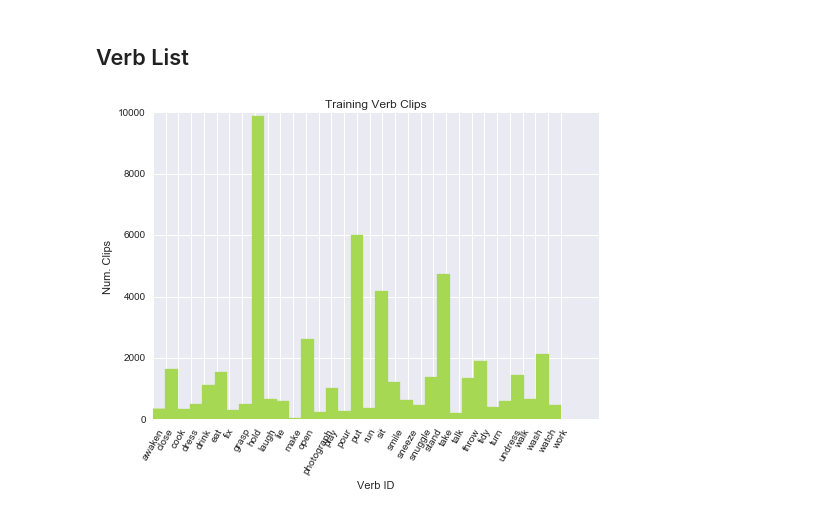
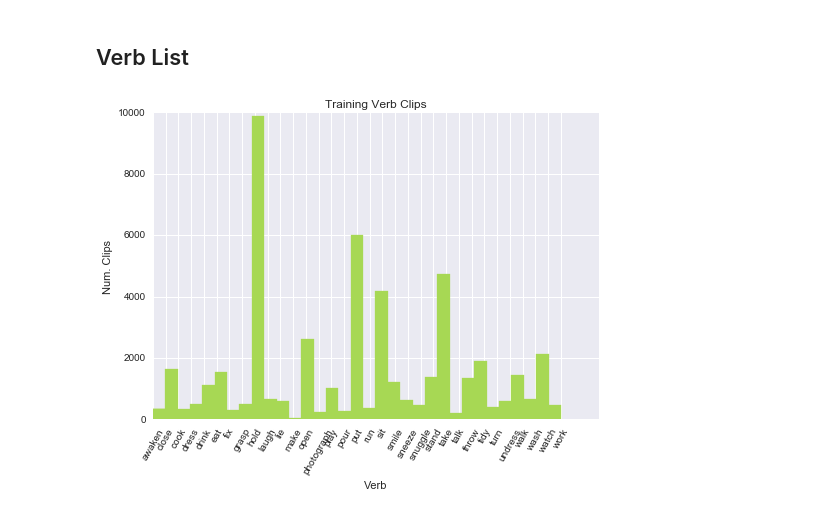
Before and after one commit to salmedina/16824_FinalProject, a Jupyter notebook: notebooks/Charades Analysis.ipynb, the cells around one changed output. Drawn from its saved outputs; the diff is of its cells as text; code cells hidden in the pictures.

```diff
--- a/notebooks/Charades Analysis.ipynb
+++ b/notebooks/Charades Analysis.ipynb
@@ -257,13 +257,13 @@ for verb_id, verb in verb_csv_rdr:
 # %%
 plt.clf()
 plt.hist(train_verbs_labels, color=palette[4], edgecolor=palette[4], bins=33)
-plt.xlabel('Verb ID')
+plt.xlabel('Verb')
 plt.ylabel('Num. Clips')
 plt.title('Training Verb Clips')
 plt.xticks(range(len(verb_list)), verb_list, rotation=60)
 plt.show()
 # %% [output]
-[figure, old version]
+[figure, new version]
 # %%
 plt.clf()
 plt.hist(test_verbs_labels, color=palette[5], edgecolor=palette[5], bins=33)
```
Also changed, not shown: parts of 1 cell of this notebook.
